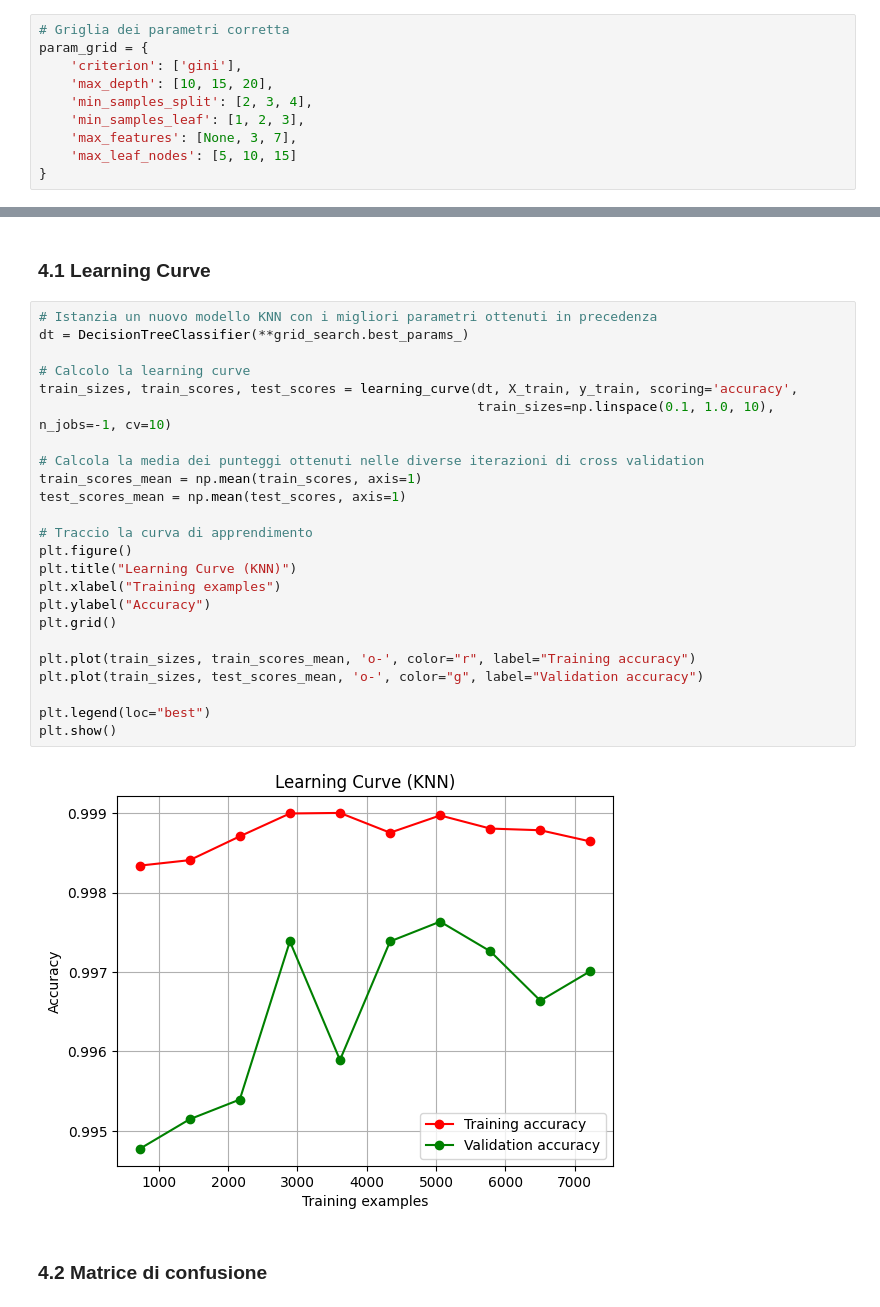
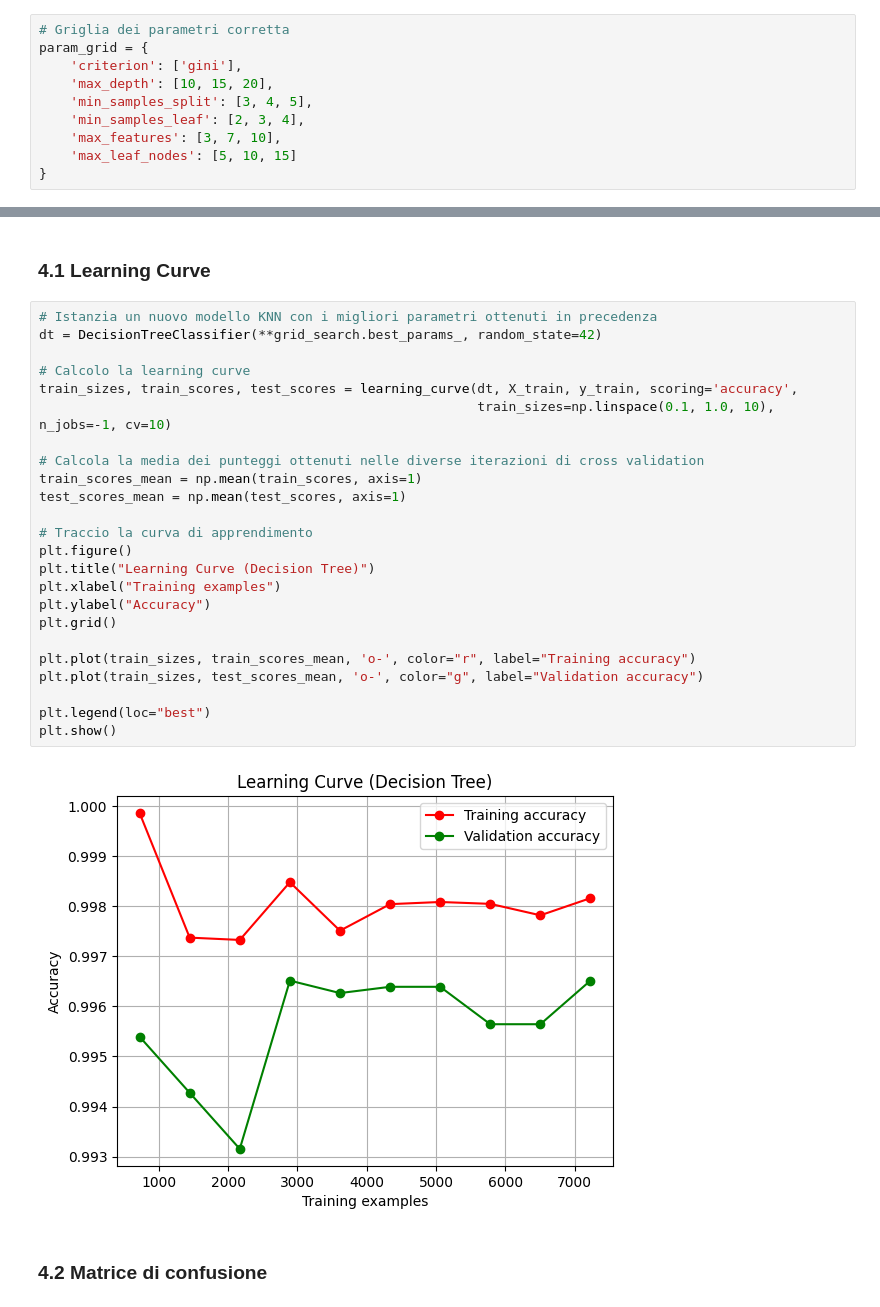
Before and after one commit to raffaele-aurucci/Fake-TikTok-Account-Detection, a Jupyter notebook: classifiers/decision_tree.ipynb, the cells around one changed output, grey strips where cells are left out. Cells and saved outputs as stored; diff of their text form.

Commit message:
Adjust DecisionTreeClassifier

```diff
--- a/classifiers/decision_tree.ipynb
+++ b/classifiers/decision_tree.ipynb
@@ -59,9 +59,9 @@ F1-Score: 0.9975186104218362
 param_grid = {
     'criterion': ['gini'],
     'max_depth': [10, 15, 20],
-    'min_samples_split': [2, 3, 4],
-    'min_samples_leaf': [1, 2, 3],
-    'max_features': [None, 3, 7],
+    'min_samples_split': [3, 4, 5],
+    'min_samples_leaf': [2, 3, 4],
+    'max_features': [3, 7, 10],
     'max_leaf_nodes': [5, 10, 15]
 }
 # %%
@@ -123,30 +123,30 @@ F1-Score: 0.9975186104218362
 ### 4.1 Learning Curve
 # %%
 # Istanzia un nuovo modello KNN con i migliori parametri ottenuti in precedenza
-dt = DecisionTreeClassifier(**grid_search.best_params_)
+dt = DecisionTreeClassifier(**grid_search.best_params_, random_state=42)
 
 # Calcolo la learning curve
 train_sizes, train_scores, test_scores = learning_curve(dt, X_train, y_train, scoring='accuracy',
                                                         train_sizes=np.linspace(0.1, 1.0, 10), n_jobs=-1, cv=10)
 
 # Calcola la media dei punteggi ottenuti nelle diverse iterazioni di cross validation
 train_scores_mean = np.mean(train_scores, axis=1)
 test_scores_mean = np.mean(test_scores, axis=1)
 
 # Traccio la curva di apprendimento
 plt.figure()
-plt.title("Learning Curve (KNN)")
+plt.title("Learning Curve (Decision Tree)")
 plt.xlabel("Training examples")
 plt.ylabel("Accuracy")
 plt.grid()
 
 plt.plot(train_sizes, train_scores_mean, 'o-', color="r", label="Training accuracy")
 plt.plot(train_sizes, test_scores_mean, 'o-', color="g", label="Validation accuracy")
 
 plt.legend(loc="best")
 plt.show()
 # %% [output]
-[figure, old version]
+[figure, new version]
 # %% [markdown]
 ### 4.2 Matrice di confusione
 # %%
```
Also changed, not shown: parts of 6 cells of this notebook.
